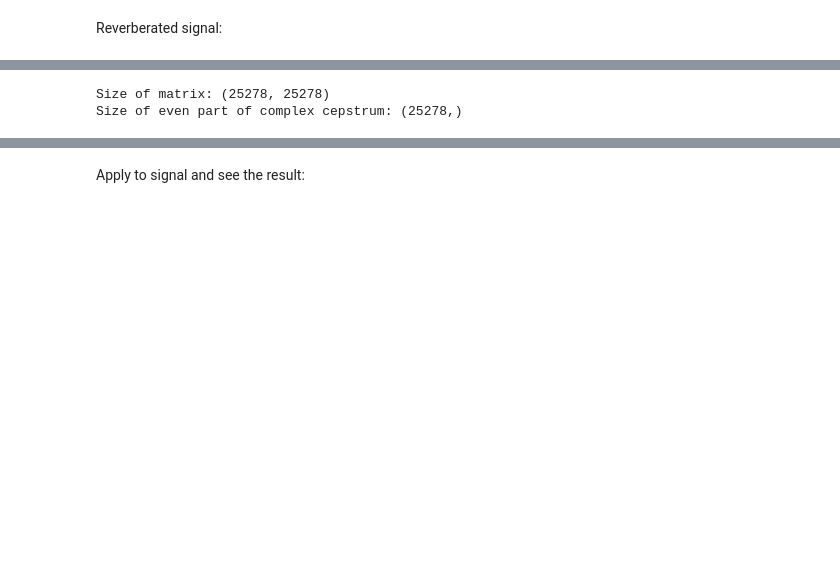
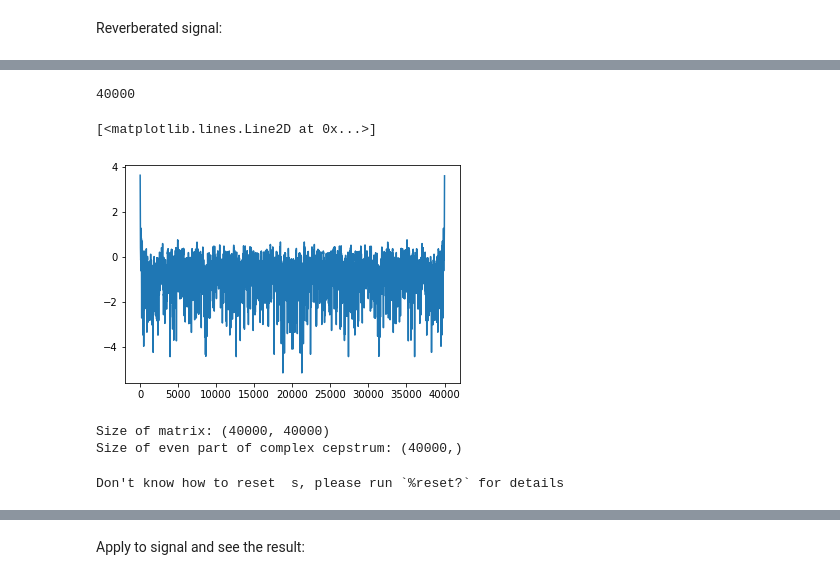
Before and after one commit to FredReeva/SASP-FDN-Dereverb, a Jupyter notebook: Dereverb Project - Jupyter/DereverbProject.ipynb, the cells around one changed output, grey strips where cells are left out. Saved outputs shown, nothing was run; the diff lists cells and outputs as text; code cells hidden in the pictures; blank space fills up the shorter version.

```diff
--- a/Dereverb Project - Jupyter/DereverbProject.ipynb
+++ b/Dereverb Project - Jupyter/DereverbProject.ipynb
@@ -127,3 +144,7 @@ Reverberated signal:
 ipd.display(ipd.Audio(room.mic_array.signals[0, :], rate=fs))
 # %% [output]
 [interactive output not drawn]
+# %%
+# select a large number so that signals are all the same length:
+N_samples = 40000
+print(len(room.mic_array.signals[0, :]))
@@ -130,8 +153,9 @@ ipd.display(ipd.Audio(room.mic_array.signals[0, :], rate=fs))
 # %%
 # step 1
-h = np.squeeze(np.asarray(room.rir))
-H = np.fft.fft(h)
+#h = np.squeeze(np.asarray(room.rir))
+h = np.array(room.rir)
+H = np.fft.fft(h, n=N_samples)
 
 print('RIR shape:', h.shape)
-print('RIR DFT shape:', h.shape)
+print('RIR DFT shape:', H.shape)
 # %% [output]
@@ -175,12 +199,19 @@ print(k.shape,n)
 # %%
 # step 2
 # H_hat
+H = np.squeeze(H)
 H_amp_log = np.log(np.abs(H))
 H_phase = np.angle(H)
 H_hat = H_amp_log + H_phase
 
-N = len(H[-1])
+N = H.shape[-1]
 k = np.arange(0,N)
+print(N)
+plt.plot(H_amp_log)
+# %% [output]
+40000
+[<matplotlib.lines.Line2D at 0x...>]
+[figure, added]
 # %%
 # step 3
 # INFERNALE (1 minuto e mezzo a 8kHz, 5 minuti a 16kHz)
@@ -191,11 +222,15 @@ for i in tqdm(range(N)):
 # %%
 # INFERNALE
-h_e_hat = (1/N)*np.sum(s,axis=-1) # sum all the elements in a column
+h_e_hat = (1/N)*np.sum(s,axis=0) # sum all the elements in a column
 print('Size of matrix:', s.shape)
 print('Size of even part of complex cepstrum:', h_e_hat.shape)
 # %% [output]
-Size of matrix: (25278, 25278)
-Size of even part of complex cepstrum: (25278,)
+Size of matrix: (40000, 40000)
+Size of even part of complex cepstrum: (40000,)
+# %%
+reset s
+# %% [output]
+Don't know how to reset  s, please run `%reset?` for details
 # %%
 # step 4
 h_mp_hat = np.zeros(N, dtype=np.complex)
```
Also changed, not shown: parts of 27 cells of this notebook, 4 other files.
